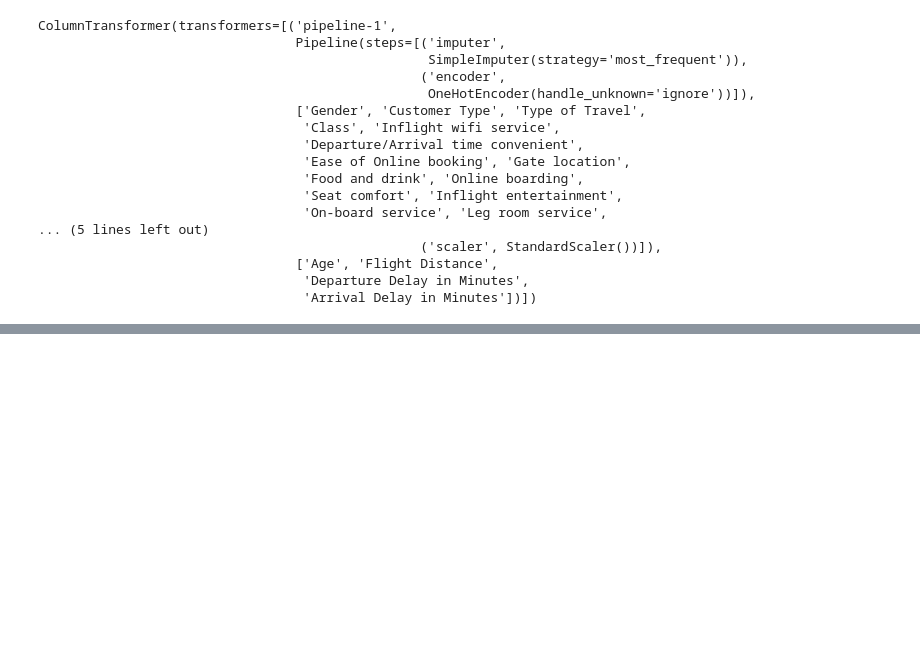
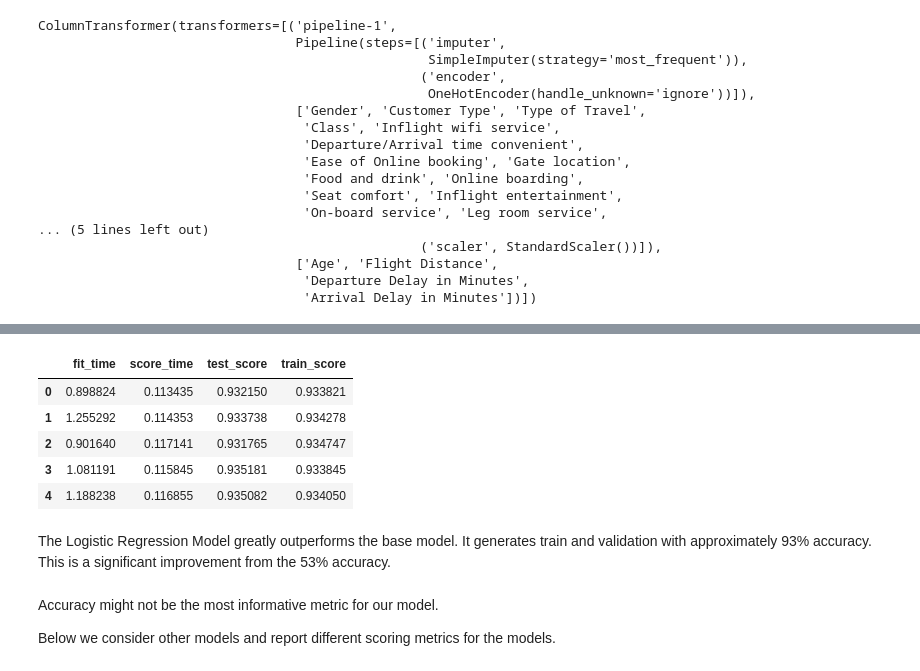
Before and after one commit to UBC-MDS/DSCI_522_group12, a Jupyter notebook: notebooks/airline_passenger_satisfaction_predictor.ipynb, the cells around one changed output, grey strips where cells are left out. Drawn from its saved outputs; the diff is of its cells as text; code cells hidden in the pictures; blank space fills up the shorter version.

```diff
--- a/notebooks/airline_passenger_satisfaction_predictor.ipynb
+++ b/notebooks/airline_passenger_satisfaction_predictor.ipynb
@@ -264,0 +361,15 @@ ColumnTransformer(transformers=[('pipeline-1',
+# %%
+log_results
+# %% [output]
+|  | fit_time | score_time | test_score | train_score |
+| 0 | 0.898824 | 0.113435 | 0.932150 | 0.933821 |
+| 1 | 1.255292 | 0.114353 | 0.933738 | 0.934278 |
+| 2 | 0.901640 | 0.117141 | 0.931765 | 0.934747 |
+| 3 | 1.081191 | 0.115845 | 0.935181 | 0.933845 |
+| 4 | 1.188238 | 0.116855 | 0.935082 | 0.934050 |
+# %% [markdown]
+The Logistic Regression Model greatly outperforms the base model. It generates train and validation with approximately 93% accuracy. This is a significant improvement from the 53% accuracy.
+# %% [markdown]
+Accuracy might not be the most informative metric for our model.
+
+Below we consider other models and report different scoring metrics for the models.
```
Also changed, not shown: parts of 35 cells of this notebook.
